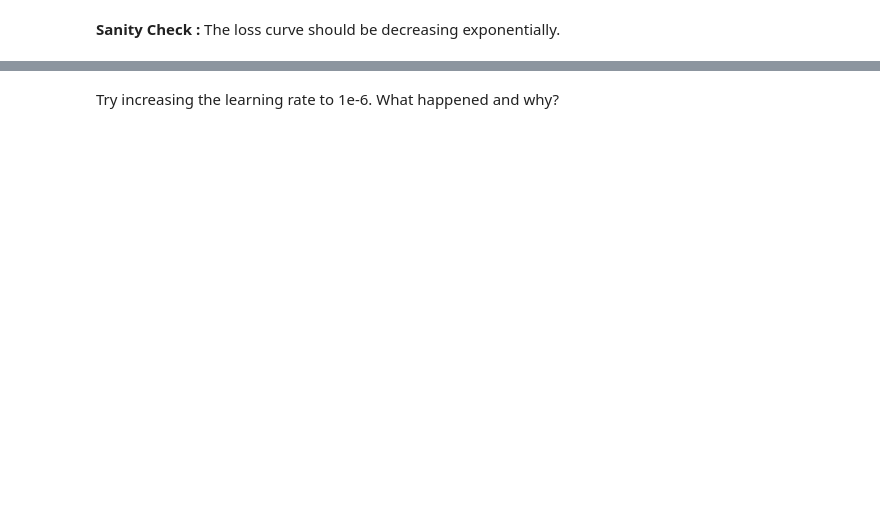
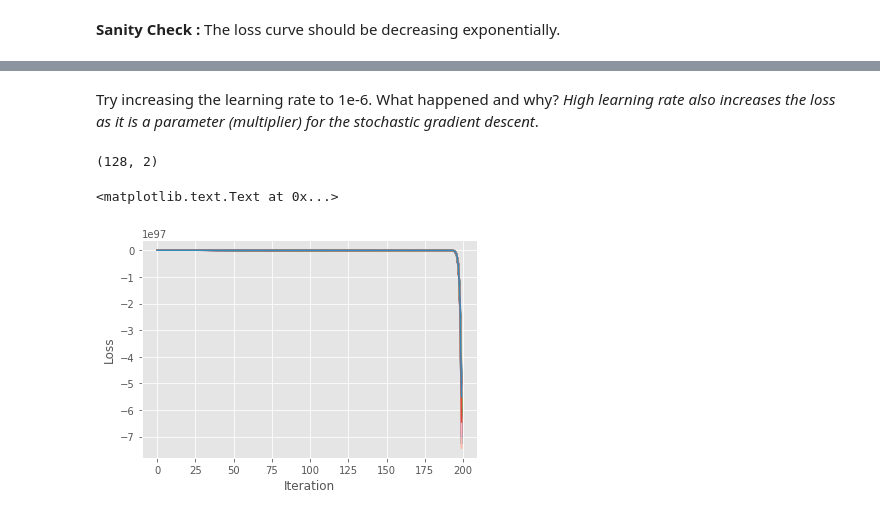
Before and after one commit to noconoccin/Machine-Learning, a Jupyter notebook: 2 - Linear regression/02 - Linear Regression.ipynb, the cells around one changed output, grey strips where cells are left out. Cells and saved outputs as stored; diff of their text form; code cells hidden in the pictures; blank space fills up the shorter version.

Commit message:
Implemented Gradient Descent (Unsure Implementation)

```diff
--- a/2 - Linear regression/02 - Linear Regression.ipynb
+++ b/2 - Linear regression/02 - Linear Regression.ipynb
@@ -127,2 +137,12 @@ plt.xlabel("Living area")
 # %% [markdown]
-Try increasing the learning rate to 1e-6. What happened and why?
+Try increasing the learning rate to 1e-6. What happened and why? _High learning rate also increases the loss as it is a parameter (multiplier) for the stochastic gradient descent_.
+# %%
+regressor = LinearRegression()
+losses = regressor.train(X,y,learning_rate=1e-6, num_iters=200, batch_size=128, verbose=False)
+plt.plot(losses)
+plt.xlabel("Iteration")
+plt.ylabel("Loss")
+# %% [output]
+(128, 2)
+<matplotlib.text.Text at 0x...>
+[figure, added]
```
Also changed, not shown: parts of 5 cells of this notebook, 1 other file.
